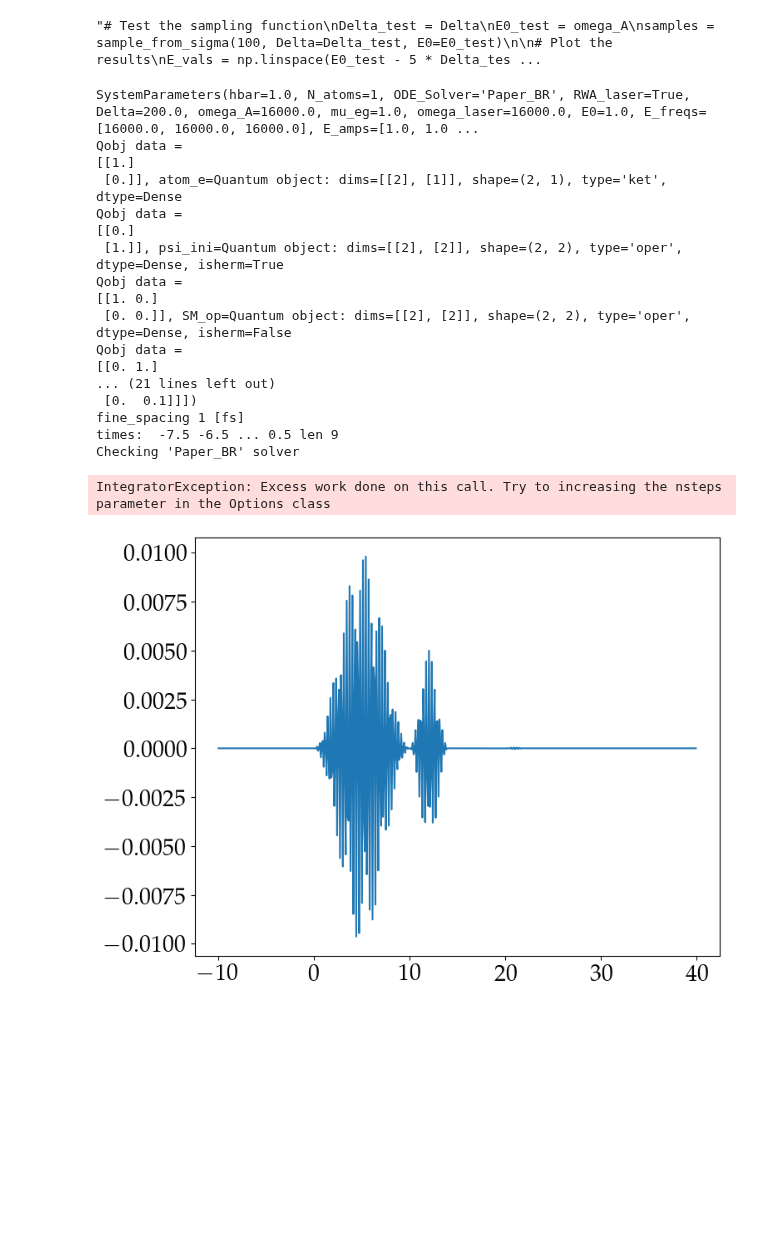
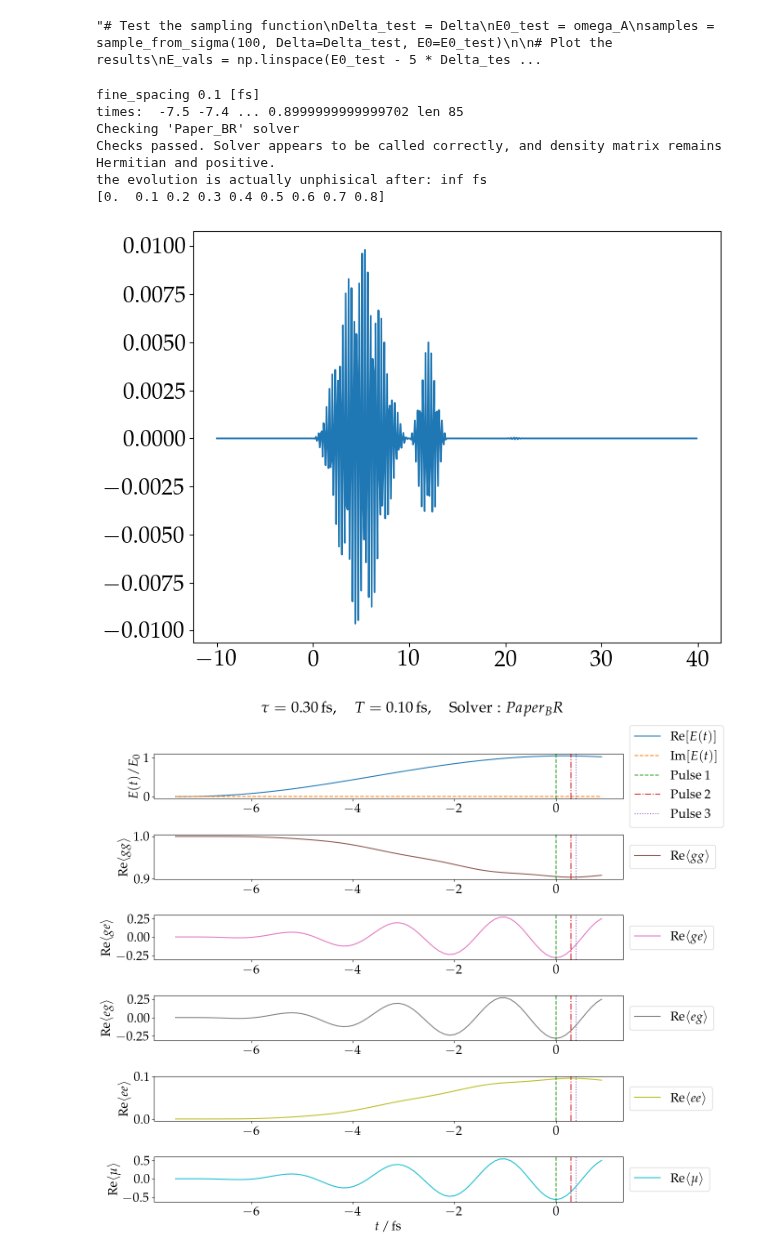
Before and after one commit to LBPhysics/2025_master_thesis_leopold_bodamer, a Jupyter notebook: code/python/replicate_paper_eqs_I.ipynb, the cells around one changed output. Cells and saved outputs as stored; diff of their text form; code cells hidden in the pictures; blank space fills up the shorter version.

Commit message:
it seems like its working with the class at least for N_atoms =1 now add N=2 case also try to run a bigger simulation

```diff
--- a/code/python/replicate_paper_eqs_I.ipynb
+++ b/code/python/replicate_paper_eqs_I.ipynb
@@ -999,17 +978,17 @@ def matrix_ODE_paper(
 
     # --- d/dt rho_ee ---
     L[3, 3] = -system.gamma_0
-    L[3, 1] = 1j * Et * system.mu_eg
-    L[3, 2] = -1j * Et_conj * system.mu_eg
+    L[3, 1] = 1j * Et * system.mu_eg_cm
+    L[3, 2] = -1j * Et_conj * system.mu_eg_cm
 
     # --- d/dt rho_gg ---
-    #L[0, 1] = -1j * Et * system.mu_eg
-    #L[0, 2] = 1j * Et_conj * system.mu_eg
+    #L[0, 1] = -1j * Et * system.mu_eg_cm
+    #L[0, 2] = 1j * Et_conj * system.mu_eg_cm
     L[0, :] += -1 * np.sum(L[[3], :], axis=0)  # Enforce trace conservation
 
     # --- d/dt rho_eg --- and  --- d/dt rho_ge ---
-    L[2, 0] = 1j * Et * system.mu_eg
-    L[2, 3] = -1j * Et * system.mu_eg
+    L[2, 0] = 1j * Et * system.mu_eg_cm
+    L[2, 3] = -1j * Et * system.mu_eg_cm
 
     L[1, :] = np.conj(L[2, :])
 
@@ -1654,60 +1641,45 @@ plt.show()"""
 "# Test the sampling function\nDelta_test = Delta\nE0_test = omega_A\nsamples = sample_from_sigma(100, Delta=Delta_test, E0=E0_test)\n\n# Plot the results\nE_vals = np.linspace(E0_test - 5 * Delta_tes ...
 # %%
 ### Test
-params_default = SystemParameters()
-params_default.__post_init__()  # Initialize operators and lists
-params_default.update_derived()
-params_default.t_max = 10
-params_default.fine_spacing = 1
-print(params_default)
-t_max_test = 0.1*params_default.t_max # -> determines Δω
-fine_spacing_test = params_default.fine_spacing # -> determines ω_max
+test_params = SystemParameters()
+test_params.t_max = 1.0 # max(200, 0.01 * test_params.t_prd)
+test_params.fine_spacing = 0.1 # 0.01 * min(test_params.t_prd, test_params.pulse_duration) if test_params.t_prd > 0 else 0.01 * test_params.pulse_duration
+
+t_max_test = test_params.t_max # -> determines Δω
+fine_spacing_test = test_params.fine_spacing # -> determines ω_max
 print("fine_spacing", fine_spacing_test, "[fs]")
 
-test_Delta_ts = params_default.Delta_ts
+test_Delta_ts = test_params.Delta_ts
 times_test = np.arange(-test_Delta_ts[0], t_max_test, fine_spacing_test)
 print("times: ", times_test[0], times_test[1],"...",  times_test[-1], "len", len(times_test))
-long_times = np.arange(-test_Delta_ts[0], 20*t_max_test, 10*fine_spacing_test)
-
 
 pulse_test = PulseSequence([
     Pulse(0.0, 5.0, 0.0, 0.2, 16000.0),
     Pulse(10.0, 2.0, np.pi/2, 0.1, 16000.0),
     Pulse(20.0, 1.0, np.pi, 0.001, 16000.0)
 ])
 
 y2 = El_field_3_pulses(test_times, pulse_test, f=Epsilon_pulse)
 plt.plot(test_times, np.real(y2), label="Envelope")
 
 
 
 #  TODO ALWAYS CHECK Before running a serious simulation
-result, time_cut = check_the_solver(psi_ini, times_test, params_default)
+result, time_cut = check_the_solver(times_test, test_params)
 print("the evolution is actually unphisical after:", time_cut, "fs")
 
 T_wait_test = 1* (times_test[1]- times_test[0])
-data_test_0 = compute_two_dimensional_polarization(T_wait_test, phases[0], phases[0], times=times_test,  plot_example=True)
+data_test_0 = compute_two_dimensional_polarization(T_wait_test, phases[0], phases[0], times=times_test, system=test_params,   plot_example=True)
 #data_test_1 = compute_many_polarizations(T_wait_test, phases[0], phases[0], times=times_test, N=10, E0=omega_A, Delta=Delta)
 # %% [output]
-SystemParameters(hbar=1.0, N_atoms=1, ODE_Solver='Paper_BR', RWA_laser=True, Delta=200.0, omega_A=16000.0, mu_eg=1.0, omega_laser=16000.0, E0=1.0, E_freqs=[16000.0, 16000.0, 16000.0], E_amps=[1.0, 1.0 ...
-Qobj data =
-[[1.]
- [0.]], atom_e=Quantum object: dims=[[2], [1]], shape=(2, 1), type='ket', dtype=Dense
-Qobj data =
-[[0.]
- [1.]], psi_ini=Quantum object: dims=[[2], [2]], shape=(2, 2), type='oper', dtype=Dense, isherm=True
-Qobj data =
-[[1. 0.]
- [0. 0.]], SM_op=Quantum object: dims=[[2], [2]], shape=(2, 2), type='oper', dtype=Dense, isherm=False
-Qobj data =
-[[0. 1.]
-... (21 lines left out)
- [0.  0.1]]])
-fine_spacing 1 [fs]
-times:  -7.5 -6.5 ... 0.5 len 9
+fine_spacing 0.1 [fs]
+times:  -7.5 -7.4 ... 0.8999999999999702 len 85
 Checking 'Paper_BR' solver
+Checks passed. Solver appears to be called correctly, and density matrix remains Hermitian and positive.
+the evolution is actually unphisical after: inf fs
+[0.  0.1 0.2 0.3 0.4 0.5 0.6 0.7 0.8]
-IntegratorException: Excess work done on this call. Try to increasing the nsteps parameter in the Options class
-[figure, old version]
+[figure, new version]
+[figure, added]
 # %%
 plot_args_freq = dict(                   # (**changeable**)
     space="freq",
```
Also changed, not shown: parts of 7 cells of this notebook.
